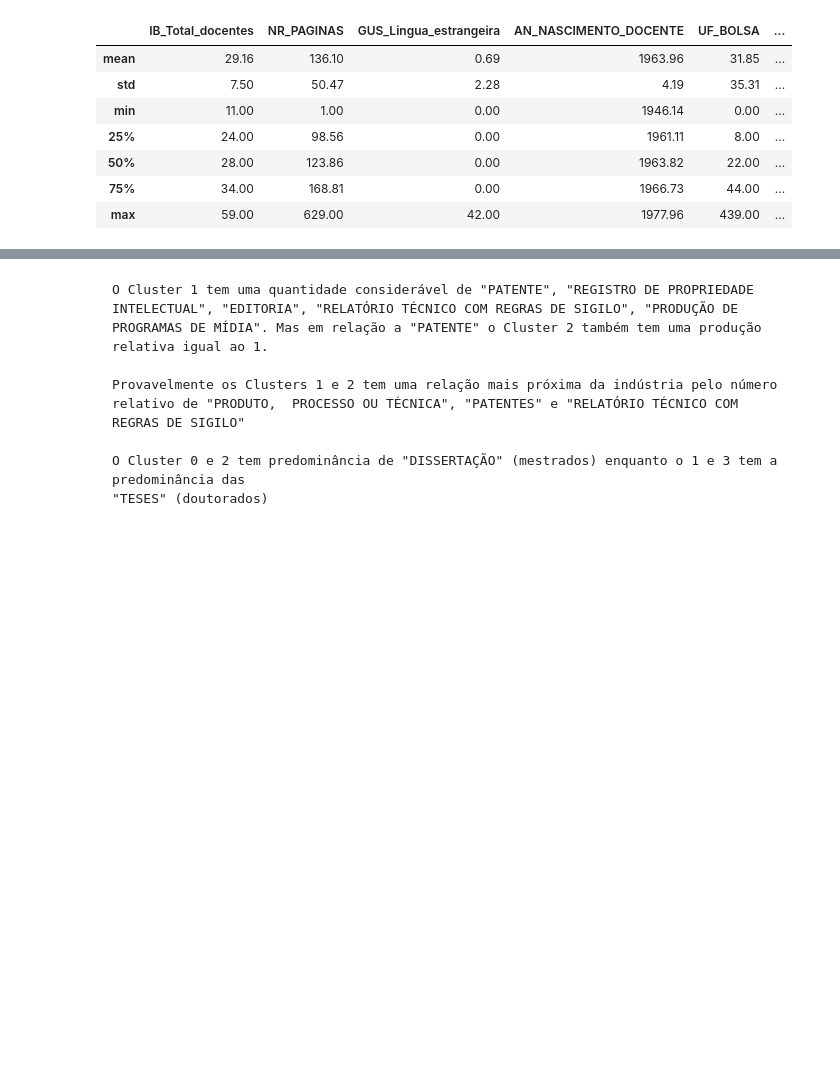
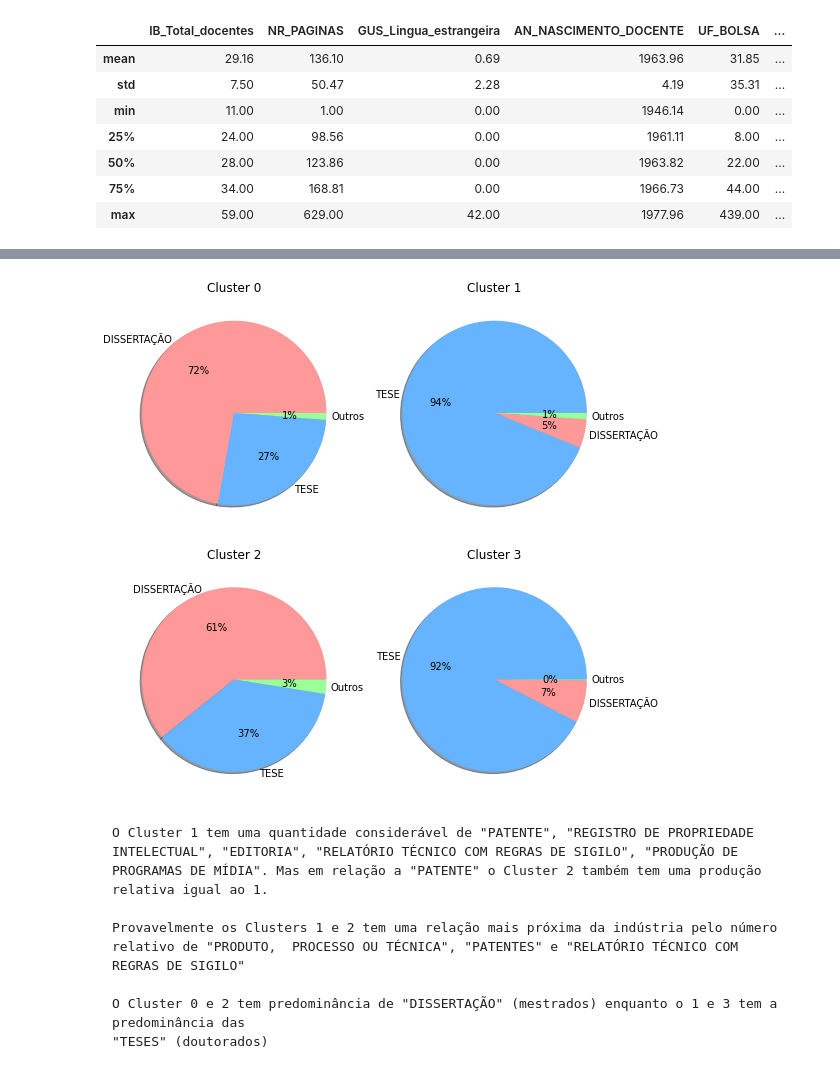
Before and after one commit to ieee-uerj/capes-data-analysis, a Jupyter notebook: Gustavo/Clusterização da Grande Base.ipynb, the cells around one changed output, grey strips where cells are left out. Drawn from its saved outputs; the diff is of its cells as text; code cells hidden in the pictures; blank space fills up the shorter version.

```diff
--- a/Gustavo/Clusterização da Grande Base.ipynb
+++ b/Gustavo/Clusterização da Grande Base.ipynb
@@ -349,3 +326,45 @@ axs[1, 1].set_title('Cluster 3');
+# %%
+from random import shuffle
+
+def piechart(data,colors:dict,top=0,autopct='%1.0f%%',figsize=(8,8)):
+    datas = []
+    titulos=list(data.columns)
+    if top:
+        #Fonte: https://stackoverflow.com/questions/64799256/show-the-three-best-items-in-the-pie-chart-and-summarize-the-rest-as-others
+        for i in range(data.shape[1]):
+            datai=data.iloc[:,i]
+            datai=datai.sort_values(ascending=False)
+            datai['Outros'] = datai[top:].sum()
+            L=list(range(top))
+            L.append(-1)
+            datai = datai.iloc[L]
+            datas.append(datai)
+    else:
+        for i in range(data.shape[1]):
+            datai=data.iloc[:,i]
+            datai=datai.sort_values(ascending=False)
+            datas.append(datai)
+
+    #Fonte:https://stackoverflow.com/questions/12319796/dynamically-add-create-subplots-in-matplotlib
+    Tot = data.shape[1]
+    Cols = 2
+    # Compute Rows required
+    Rows = Tot // Cols
+    Rows += Tot % Cols
+    # Create a Position index
+    Position = range(1,Tot + 1)
+    fig = plt.figure(1,figsize=figsize)
+    for k in range(Tot):
+        ax = fig.add_subplot(Rows,Cols,Position[k])
+        ax.pie(datas[k],labels=datas[k].index,colors = [colors[v] for v in datas[k].keys()],
+               autopct=autopct,shadow=True,labeldistance=1.05)
+        ax.set_title(titulos[k])
+        plt.tight_layout()
+    plt.show()
+# %%
+piechart(data,colors={'DISSERTAÇÃO':'#ff9999', 'TESE':'#66b3ff','Outros':'#99ff99'},top=2)
+# %% [output]
+[figure, added]
 # %% [markdown]
     O Cluster 1 tem uma quantidade considerável de "PATENTE", "REGISTRO DE PROPRIEDADE INTELECTUAL", "EDITORIA", "RELATÓRIO TÉCNICO COM REGRAS DE SIGILO", "PRODUÇÃO DE PROGRAMAS DE MÍDIA". Mas em relação a "PATENTE" o Cluster 2 também tem uma produção relativa igual ao 1.
 
```
Also changed, not shown: parts of 6 cells of this notebook.
